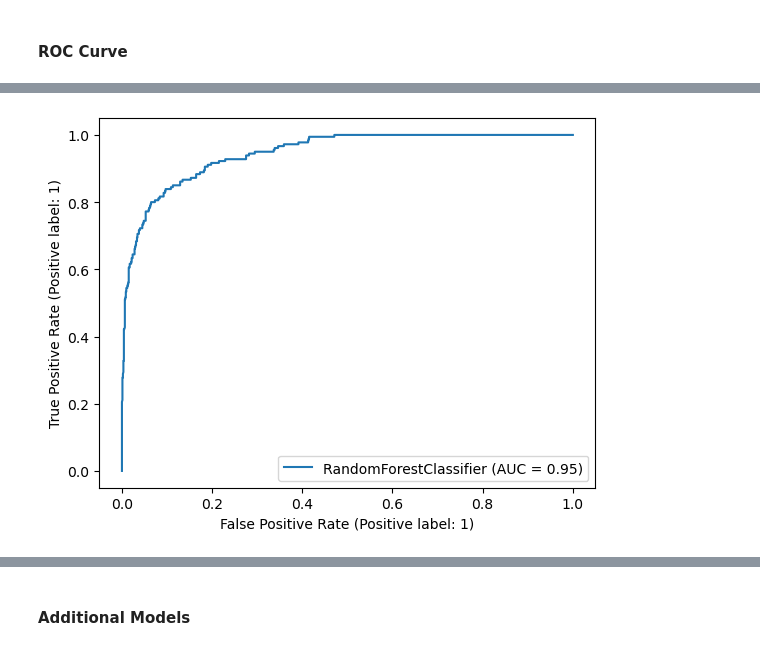
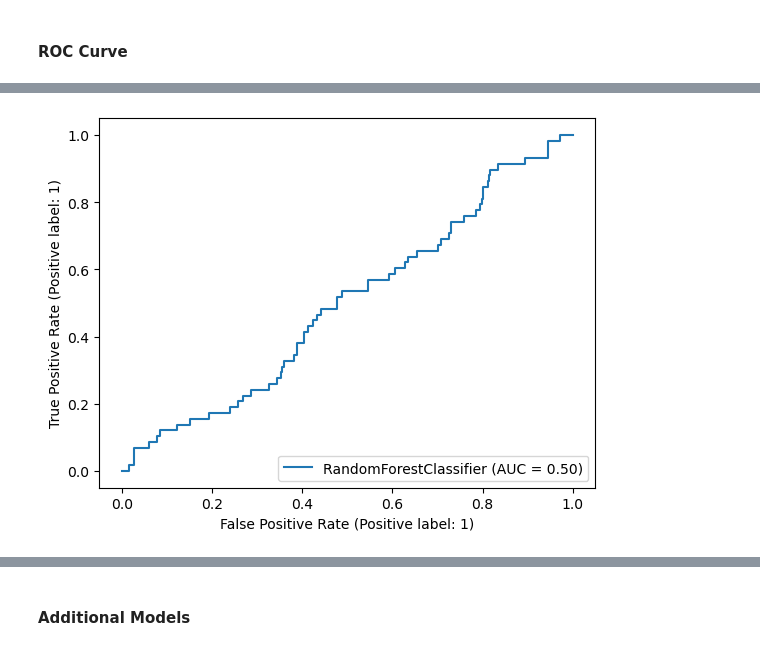
Before and after one commit to mgracer7795/dsc-capstone-project-v2-3, a Jupyter notebook: Phase5Project.ipynb, the cells around one changed output, grey strips where cells are left out. Cells and saved outputs as stored; diff of their text form; code cells hidden in the pictures.

```diff
--- a/Phase5Project.ipynb
+++ b/Phase5Project.ipynb
@@ -734,4 +1369,4 @@ from sklearn.metrics import roc_curve,RocCurveDisplay
 # %%
-RocCurveDisplay.from_estimator(forest, X_train_, y_train);
+RocCurveDisplay.from_estimator(forest, X_test_, y_test);
 # %% [output]
-[figure, old version]
+[figure, new version]
```
Also changed, not shown: parts of 163 cells of this notebook.
